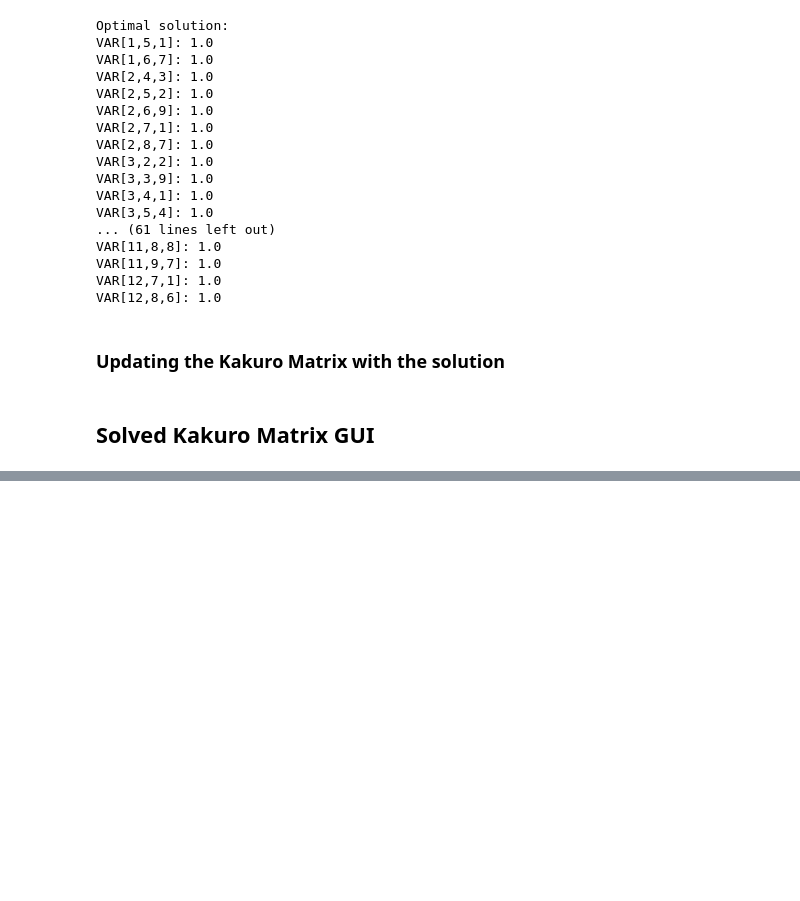
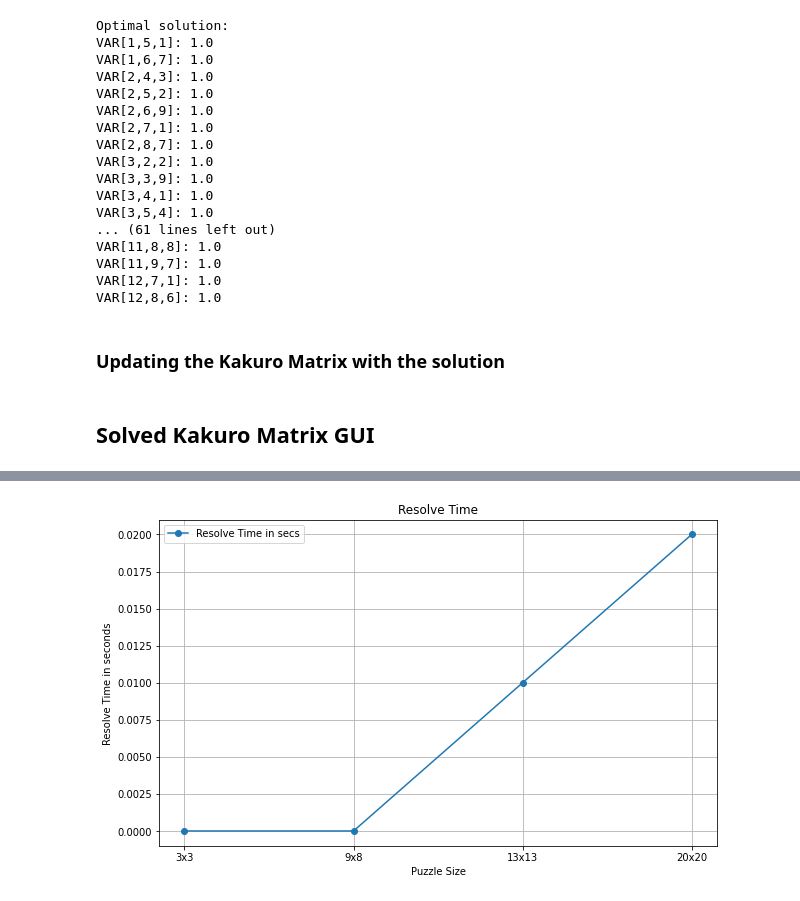
Before and after one commit to kovid112m/Kakuro-Solver, a Jupyter notebook: Kakuro Solver.ipynb, the cells around one changed output, grey strips where cells are left out. Drawn from its saved outputs; the diff is of its cells as text; code cells hidden in the pictures; blank space fills up the shorter version.

```diff
--- a/Kakuro Solver.ipynb
+++ b/Kakuro Solver.ipynb
@@ -294,0 +324,22 @@ create_gui(kakuro_matrix)
+# %%
+# Resolve Time Code
+
+time = [0.00,0.00,0.01,0.02]
+puzzle_sizes = ["3x3", "9x8", "13x13", "20x20"]
+
+# Plotting
+plt.figure(figsize=(10, 6))
+
+plt.plot(puzzle_sizes, time, marker='o', label='Resolve Time in secs')
+
+plt.xlabel('Puzzle Size')
+plt.ylabel('Resolve Time in seconds')
+plt.title('Resolve Time')
+plt.legend()
+plt.legend()
+
+# Display the plot
+plt.grid(True)
+plt.show()
+# %% [output]
+[figure, added]
```
Also changed, not shown: parts of 3 cells of this notebook.
